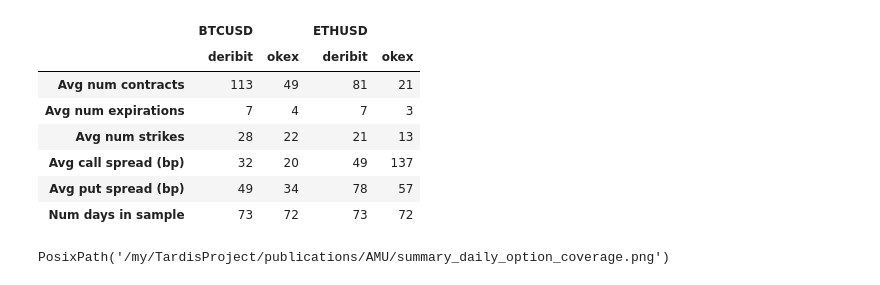
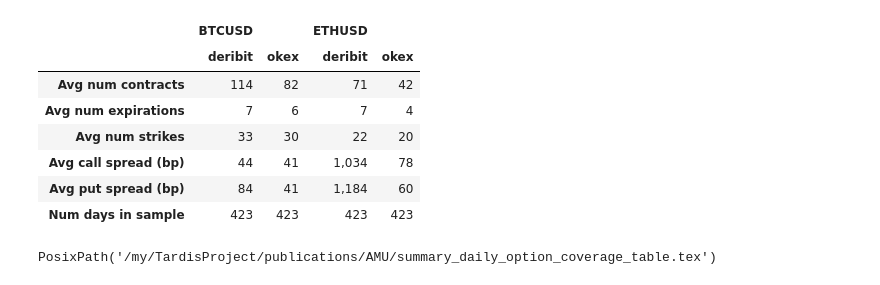
Before and after one commit to balazs14/TardisProject-publications, a Jupyter notebook: AMU/multi_exchange_plots.ipynb, the cells around one changed output. Drawn from its saved outputs; the diff is of its cells as text; code cells hidden in the pictures.

Commit message:
data since 2020 works

```diff
--- a/AMU/multi_exchange_plots.ipynb
+++ b/AMU/multi_exchange_plots.ipynb
@@ -66,30 +250,20 @@ pcpb_polars = pl.read_parquet(COMPACTED_PATH)
 # %%
 # static summary of the data
-
-# --- input parameters ---
-REL_STRIKE_MIN = 0.8
-REL_STRIKE_MAX = 1.2
-# ------------------------
 
 def summarize_timeslice_option_coverage(df):
     if df is None or df.height == 0:
         return pd.DataFrame()
 
-    # restrict to near-the-money options
-    filter_expr = (
-        (pl.col("rel_strike") >= REL_STRIKE_MIN)
-        & (pl.col("rel_strike") <= REL_STRIKE_MAX)
-    )
-    df = df.filter(filter_expr)
+    df = filter_pcpb_polars(df)
 
-    group_keys = ["ref_sym", "exchange", "ts"]
+    group_keys = ["ref_sym", "exchange", "timestamp"]
     per_ts_contracts = df.group_by(group_keys).agg(
         pl.len().alias("num_contracts_ts")
     )
 
     per_ts_unique_aggs = []
     per_ts_unique_aggs.append(pl.col("strike").n_unique().alias("num_strikes_ts"))
-    per_ts_unique_aggs.append(pl.col('exp').n_unique().alias("num_expirations_ts"))
+    per_ts_unique_aggs.append(pl.col("exp").n_unique().alias("num_expirations_ts"))
     per_ts_unique_aggs.append(pl.col("call_opt_spread_bp").mean().alias("call_spread_bp_ts"))
     per_ts_unique_aggs.append(pl.col("put_opt_spread_bp").mean().alias("put_spread_bp_ts"))
     per_ts_uniques = df.group_by(group_keys).agg(per_ts_unique_aggs)
@@ -108,7 +282,7 @@ def summarize_timeslice_option_coverage(df):
                 pl.col("num_strikes_ts").mean().alias("Avg num strikes"),
                 pl.col("call_spread_bp_ts").mean().alias("Avg call spread (bp)"),
                 pl.col("put_spread_bp_ts").mean().alias("Avg put spread (bp)"),
-]
+            ]
         )
         .join(n_days, on=group_keys_no_ts, how="left")
         .sort(group_keys_no_ts)
@@ -117,76 +291,66 @@ def summarize_timeslice_option_coverage(df):
     return summary.to_pandas()
 
 
+def dataframe_to_tabular_tex(df: pd.DataFrame, path: Path) -> None:
+    latex = df.to_latex(
+        index=True,
+        escape=False,
+        multicolumn=True,
+        multicolumn_format="c",
+        na_rep="",
+        bold_rows=False,
+    )
+    path.write_text(latex, encoding="utf-8")
+
+
 summary_daily = None
 summary_daily_t = None
 summary_daily_t_display = None
-summary_daily_png = None
+summary_daily_tex = None
 if execute and pcpb_polars is not None:
     summary_daily = summarize_timeslice_option_coverage(pcpb_polars)
     summary_daily_rounded = summary_daily.copy()
 
     metric_cols = [
         "Avg num contracts",
         "Avg num expirations",
         "Avg num strikes",
         "Num days in sample",
     ]
-    # add spread columns if present
-    for col in ["Avg call spread (bp)", "Avg put spread (bp)"]:
-        if col in summary_daily_rounded.columns:
+    for col in summary_daily_rounded.columns:
+        if "Avg call spread (bp)" in col or "Avg put spread (bp)" in col:
             metric_cols.append(col)
 
     for c in metric_cols:
         summary_daily_rounded[c] = pd.to_numeric(summary_daily_rounded[c], errors="coerce").round(0).astype("Int64")
 
     summary_daily_t = summary_daily_rounded.set_index(["ref_sym", "exchange"]).T
     summary_daily_t.columns = summary_daily_t.columns.set_names([None, None])
 
     summary_daily_t_display = summary_daily_t.copy()
     summary_daily_t_display = summary_daily_t_display.map(
         lambda v: f"{int(v):,}" if pd.notna(v) else ""
     )
 
 display(summary_daily_t_display)
 
-if summary_daily_t_display is not None:
+if summary_daily_t is not None:
     output_dir = PUBLICATION_DIR
     output_dir.mkdir(parents=True, exist_ok=True)
-    summary_daily_png = output_dir / "summary_daily_option_coverage.png"
+    summary_daily_tex = output_dir / "summary_daily_option_coverage_table.tex"
+    dataframe_to_tabular_tex(summary_daily_t, summary_daily_tex)
 
-    n_rows, n_cols = summary_daily_t_display.shape
-    fig_h = max(2.5, 0.55 * (n_rows + 1))
-    fig_w = max(8, 2.1 * (n_cols + 1))
-
-    fig, ax = plt.subplots(figsize=(fig_w, fig_h))
-    ax.axis("off")
-
-    tbl = ax.table(
-        cellText=summary_daily_t_display.values,
-        rowLabels=summary_daily_t_display.index.tolist(),
-        colLabels=[f"{a} | {b}" for a, b in summary_daily_t_display.columns],
-        loc="center",
-        cellLoc="center",
-    )
-    tbl.auto_set_font_size(False)
-    tbl.set_fontsize(9)
-    tbl.scale(1.0, 1.2)
-
-    plt.tight_layout()
-    plt.savefig(summary_daily_png, dpi=220, bbox_inches="tight")
-    plt.close(fig)
-
-summary_daily_png
+summary_daily_tex
 # %% [output]
 |  | BTCUSD |  | ETHUSD |  |
 |  | deribit | okex | deribit | okex |
-| Avg num contracts | 113 | 49 | 81 | 21 |
-| Avg num expirations | 7 | 4 | 7 | 3 |
-| Avg num strikes | 28 | 22 | 21 | 13 |
-| Avg call spread (bp) | 32 | 20 | 49 | 137 |
-| Avg put spread (bp) | 49 | 34 | 78 | 57 |
-| Num days in sample | 73 | 72 | 73 | 72 |
+| Avg num contracts | 114 | 82 | 71 | 42 |
+| Avg num expirations | 7 | 6 | 7 | 4 |
+| Avg num strikes | 33 | 30 | 22 | 20 |
+| Avg call spread (bp) | 44 | 41 | 1,034 | 78 |
+| Avg put spread (bp) | 84 | 41 | 1,184 | 60 |
+| Num days in sample | 423 | 423 | 423 | 423 |
-PosixPath('/my/TardisProject/publications/AMU/summary_daily_option_coverage.png')
+PosixPath('/my/TardisProject/publications/AMU/summary_daily_option_coverage_table.tex')
 # %%
 # mark up with amu related stuff
 def mark_up_pcpb_polars(df):
```
Also changed, not shown: parts of 12 cells of this notebook, 28 other files.
